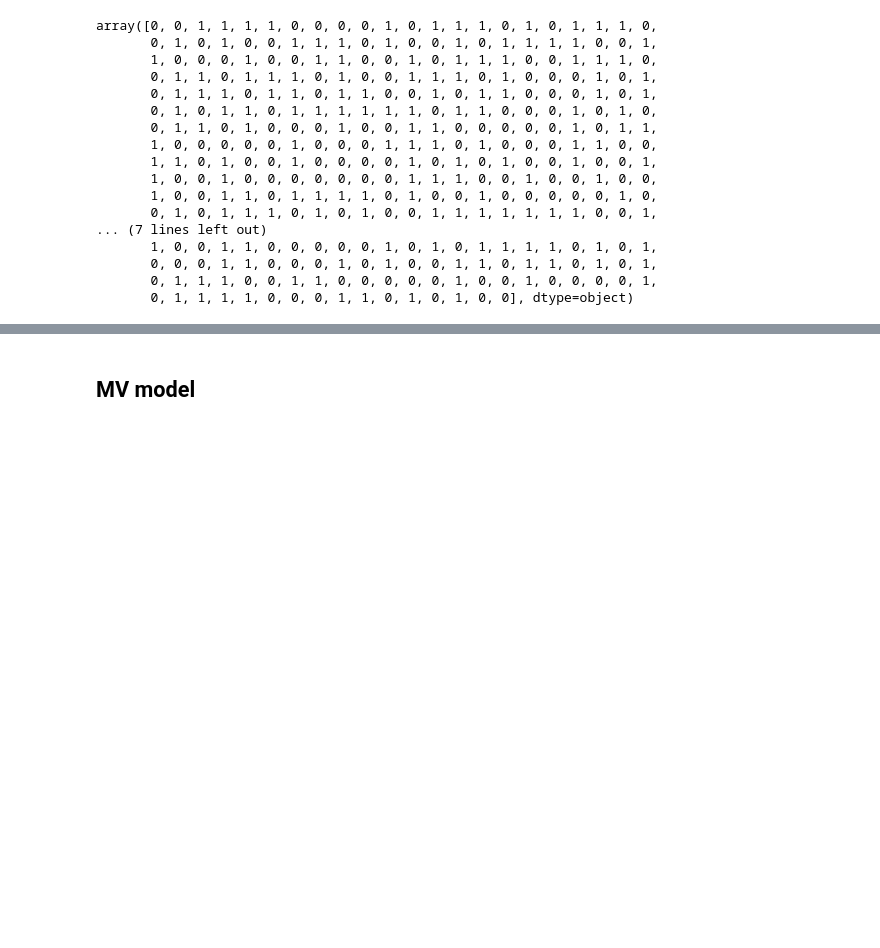
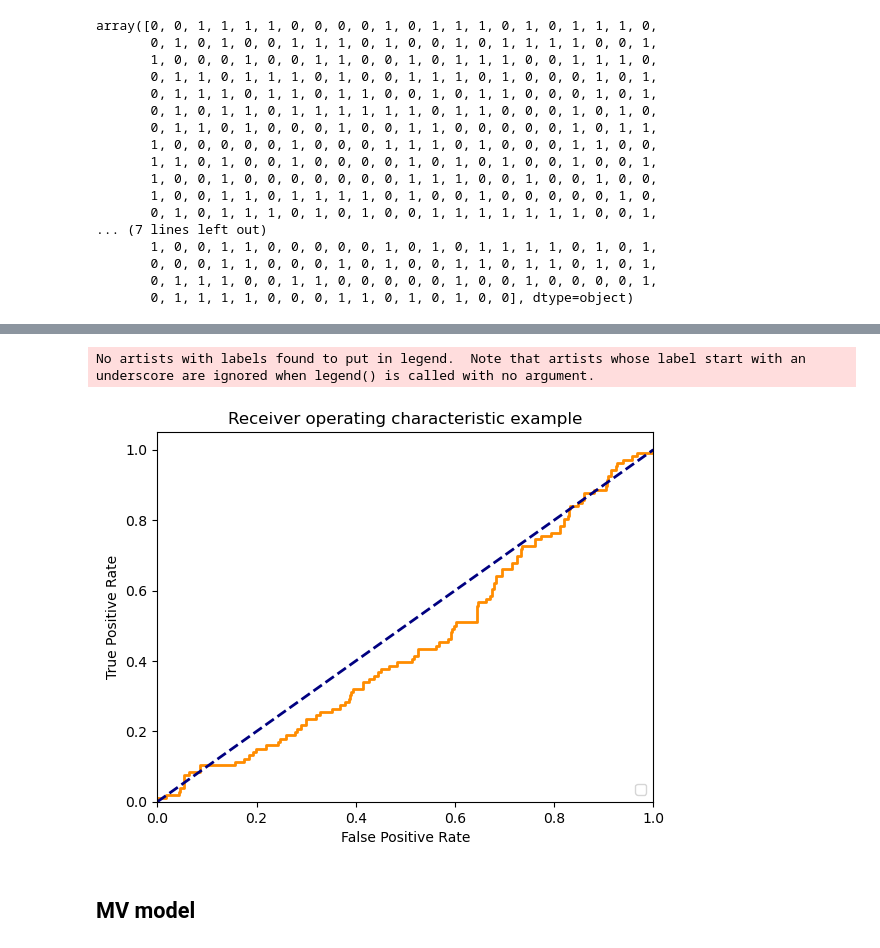
Before and after one commit to fekstr/ds-lab, a Jupyter notebook: notebooks/Survival.ipynb, the cells around one changed output, grey strips where cells are left out. Drawn from its saved outputs; the diff is of its cells as text; code cells hidden in the pictures; blank space fills up the shorter version.

```diff
--- a/notebooks/Survival.ipynb
+++ b/notebooks/Survival.ipynb
@@ -191,0 +194,3 @@ array([0, 0, 1, 1, 1, 1, 0, 0, 0, 0, 1, 0, 1, 1, 1, 0, 1, 0, 1, 1, 1, 0,
+# %%
+y_survival = df["vital_status"]
+y_scores = [cph_models[i].predict_log_partial_hazard(df) for i in range(len(cph_models))]
@@ -191,0 +204,4 @@ array([0, 0, 1, 1, 1, 1, 0, 0, 0, 0, 1, 0, 1, 1, 1, 0, 1, 0, 1, 1, 1, 0,
+# %%
+from sklearn.metrics import roc_curve, recall_score
+i = 1
+fpr, tpr, thresholds = roc_curve(y_survival, y_scores[i])
@@ -192,3 +264,25 @@ array([0, 0, 1, 1, 1, 1, 0, 0, 0, 0, 1, 0, 1, 1, 1, 0, 1, 0, 1, 1, 1, 0,
+# %%
+import matplotlib.pyplot as plt
+plt.figure()
+lw = 2
+plt.plot(
+    fpr,
+    tpr,
+    color="darkorange",
+    lw=lw,
+
+)
+plt.plot([0, 1], [0, 1], color="navy", lw=lw, linestyle="--")
+plt.xlim([0.0, 1.0])
+plt.ylim([0.0, 1.05])
+plt.xlabel("False Positive Rate")
+plt.ylabel("True Positive Rate")
+plt.title("Receiver operating characteristic example")
+plt.legend(loc="lower right")
+plt.show()
+# %% [output]
+No artists with labels found to put in legend.  Note that artists whose label start with an underscore are ignored when legend() is called with no argument.
+[figure, added]
 # %% [markdown]
 ## MV model
 # %%
```
Also changed, not shown: parts of 8 cells of this notebook.
